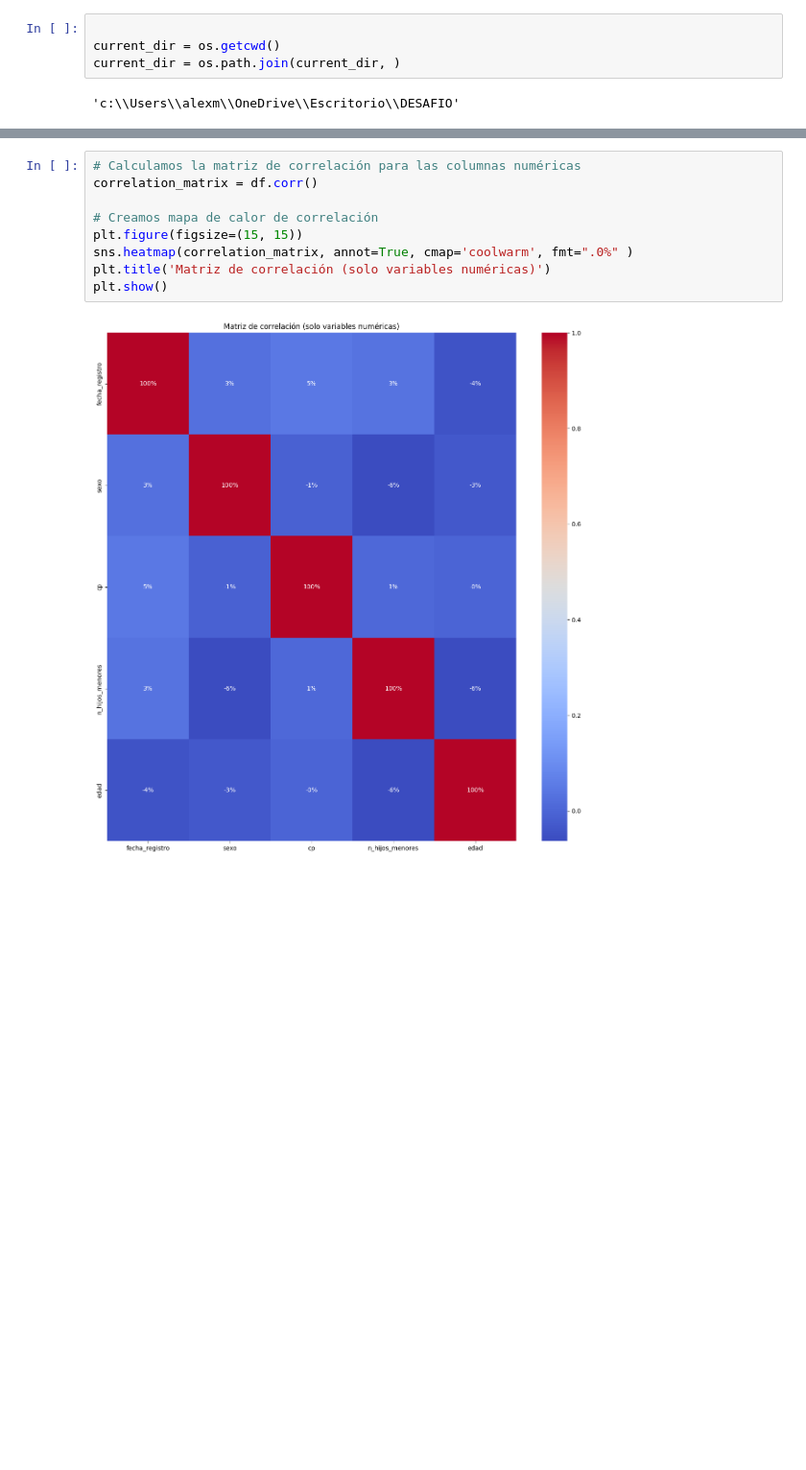
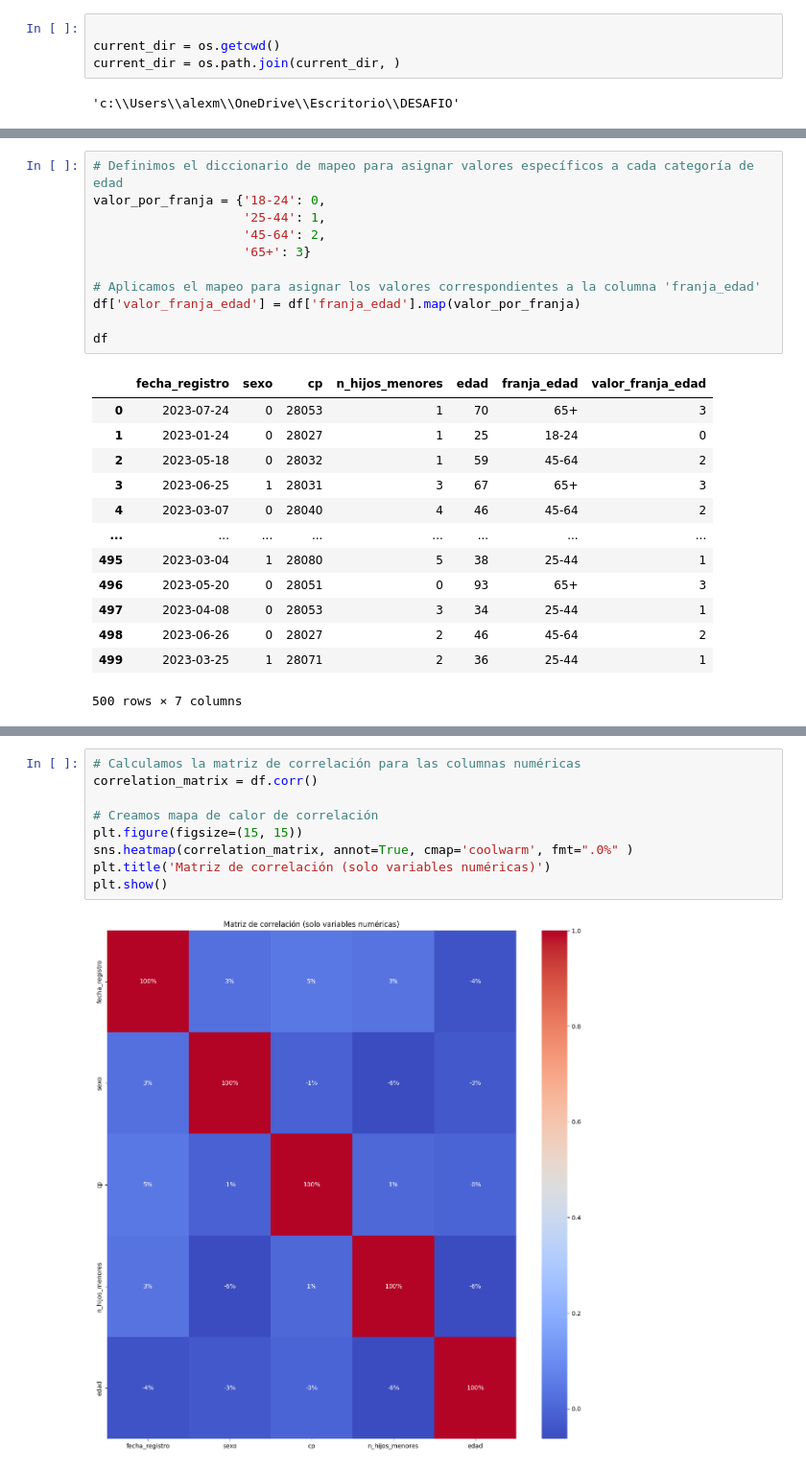
Before and after one commit to AlexCapis/HEATY---Aplicacion-Web-para-Olas-de-Calor, a Jupyter notebook: AlexEDA.ipynb, the cells around one changed output, grey strips where cells are left out. Shown at 96% size. Saved outputs shown, nothing was run; the diff lists cells and outputs as text; blank space fills up the shorter version.

```diff
--- a/AlexEDA.ipynb
+++ b/AlexEDA.ipynb
@@ -351,0 +395,25 @@ Gráfico guardado en: c:\Users\alexm\OneDrive\Escritorio\DESAFIO\docs\imagenes\p
+# %%
+# Definimos el diccionario de mapeo para asignar valores específicos a cada categoría de edad
+valor_por_franja = {'18-24': 0,
+                    '25-44': 1,
+                    '45-64': 2,
+                    '65+': 3}
+
+# Aplicamos el mapeo para asignar los valores correspondientes a la columna 'franja_edad'
+df['valor_franja_edad'] = df['franja_edad'].map(valor_por_franja)
+
+df
+# %% [output]
+|  | fecha_registro | sexo | cp | n_hijos_menores | edad | franja_edad | valor_franja_edad |
+| 0 | 2023-07-24 | 0 | 28053 | 1 | 70 | 65+ | 3 |
+| 1 | 2023-01-24 | 0 | 28027 | 1 | 25 | 18-24 | 0 |
+| 2 | 2023-05-18 | 0 | 28032 | 1 | 59 | 45-64 | 2 |
+| 3 | 2023-06-25 | 1 | 28031 | 3 | 67 | 65+ | 3 |
+| 4 | 2023-03-07 | 0 | 28040 | 4 | 46 | 45-64 | 2 |
+| ... | ... | ... | ... | ... | ... | ... | ... |
+| 495 | 2023-03-04 | 1 | 28080 | 5 | 38 | 25-44 | 1 |
+| 496 | 2023-05-20 | 0 | 28051 | 0 | 93 | 65+ | 3 |
+| 497 | 2023-04-08 | 0 | 28053 | 3 | 34 | 25-44 | 1 |
+| 498 | 2023-06-26 | 0 | 28027 | 2 | 46 | 45-64 | 2 |
+| 499 | 2023-03-25 | 1 | 28071 | 2 | 36 | 25-44 | 1 |
+500 rows × 7 columns
```
Also changed, not shown: parts of 12 cells of this notebook, 3 other files.
